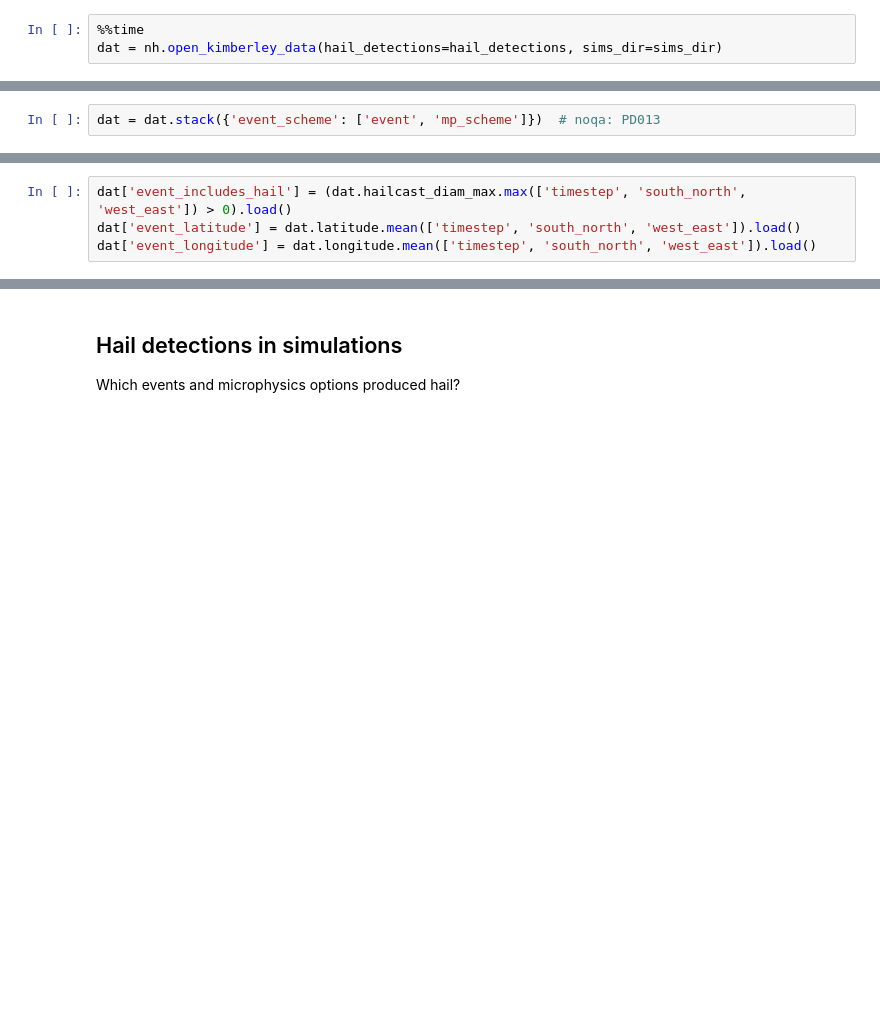
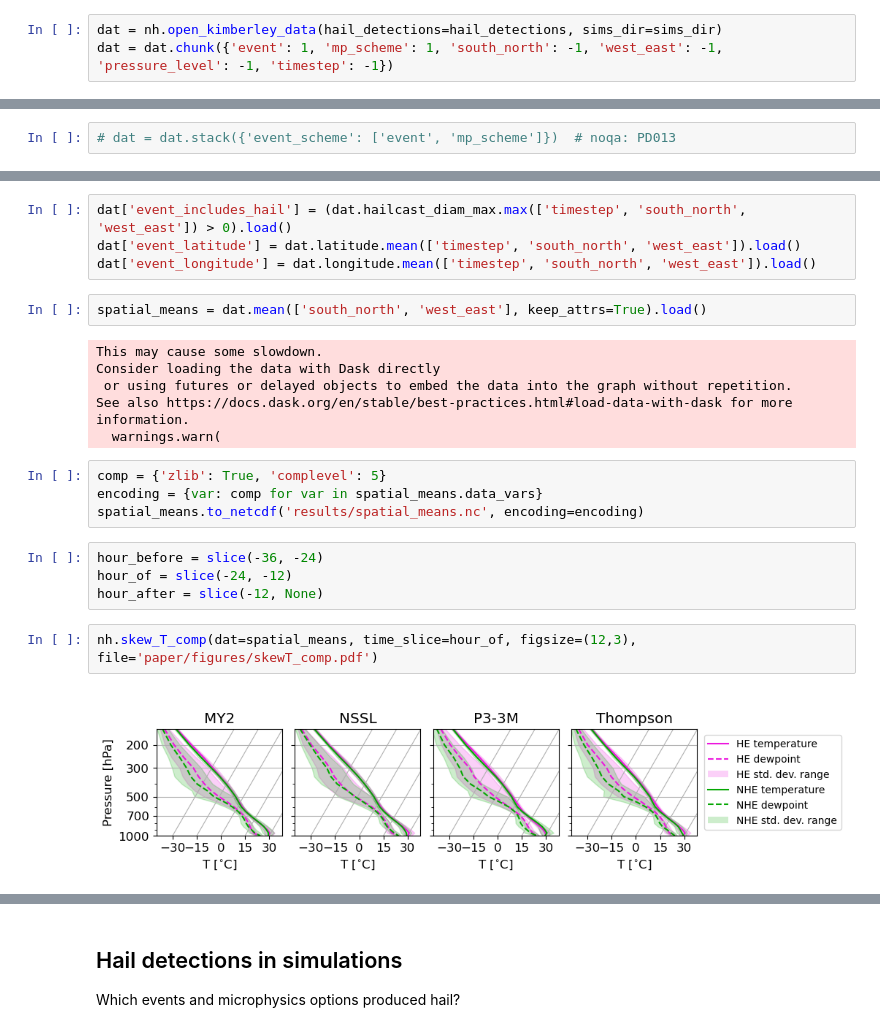
Before and after one commit to traupach/aus_tropics_hail, a Jupyter notebook: analysis/kimberley_hail.ipynb, the cells around one changed output, grey strips where cells are left out. Drawn from its saved outputs; the diff is of its cells as text; blank space fills up the shorter version.

Commit message:
Many updates; including new plots.

```diff
--- a/analysis/kimberley_hail.ipynb
+++ b/analysis/kimberley_hail.ipynb
@@ -216,5 +235,5 @@ Turbulence options:
 # %% [markdown]
 ## Read data
 # %%
-%%time
 dat = nh.open_kimberley_data(hail_detections=hail_detections, sims_dir=sims_dir)
+dat = dat.chunk({'event': 1, 'mp_scheme': 1, 'south_north': -1, 'west_east': -1, 'pressure_level': -1, 'timestep': -1})
@@ -235,10 +247,30 @@ Removing 0.0% of points for hailcast max diam > 200 mm (20 cm).
 # %% [markdown]
 Stack events and microphysics options so all can be considered separately.
 # %%
-dat = dat.stack({'event_scheme': ['event', 'mp_scheme']})  # noqa: PD013
+# dat = dat.stack({'event_scheme': ['event', 'mp_scheme']})  # noqa: PD013
 # %% [markdown]
 Include a flag for hail/no hail simulations.
 # %%
 dat['event_includes_hail'] = (dat.hailcast_diam_max.max(['timestep', 'south_north', 'west_east']) > 0).load()
 dat['event_latitude'] = dat.latitude.mean(['timestep', 'south_north', 'west_east']).load()
 dat['event_longitude'] = dat.longitude.mean(['timestep', 'south_north', 'west_east']).load()
+# %%
+spatial_means = dat.mean(['south_north', 'west_east'], keep_attrs=True).load()
+# %% [output]
+This may cause some slowdown.
+Consider loading the data with Dask directly
+ or using futures or delayed objects to embed the data into the graph without repetition.
+See also https://docs.dask.org/en/stable/best-practices.html#load-data-with-dask for more information.
+  warnings.warn(
+# %%
+comp = {'zlib': True, 'complevel': 5}
+encoding = {var: comp for var in spatial_means.data_vars}
+spatial_means.to_netcdf('results/spatial_means.nc', encoding=encoding)
+# %%
+hour_before = slice(-36, -24)
+hour_of = slice(-24, -12)
+hour_after = slice(-12, None)
+# %%
+nh.skew_T_comp(dat=spatial_means, time_slice=hour_of, figsize=(12,3), file='paper/figures/skewT_comp.pdf')
+# %% [output]
+[figure, added]
```
Also changed, not shown: parts of 17 cells of this notebook, 8 other files.
